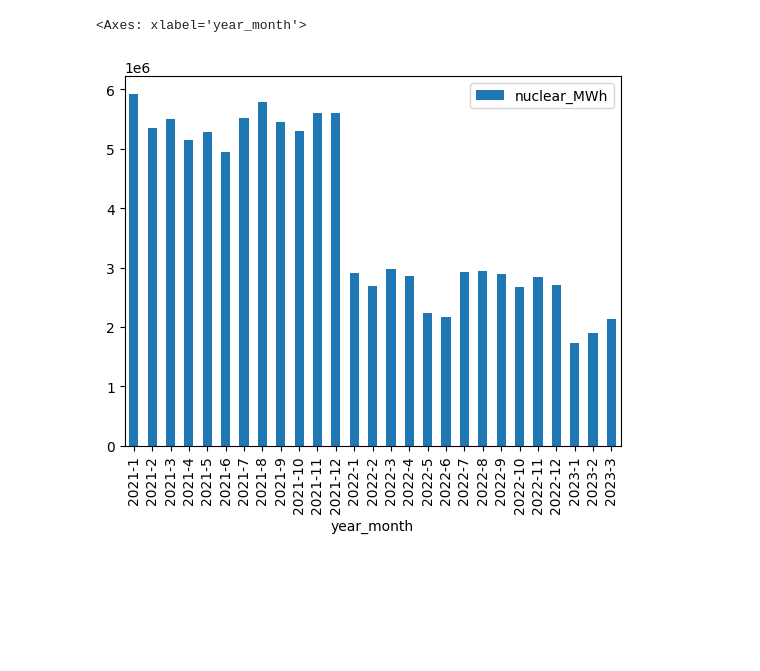
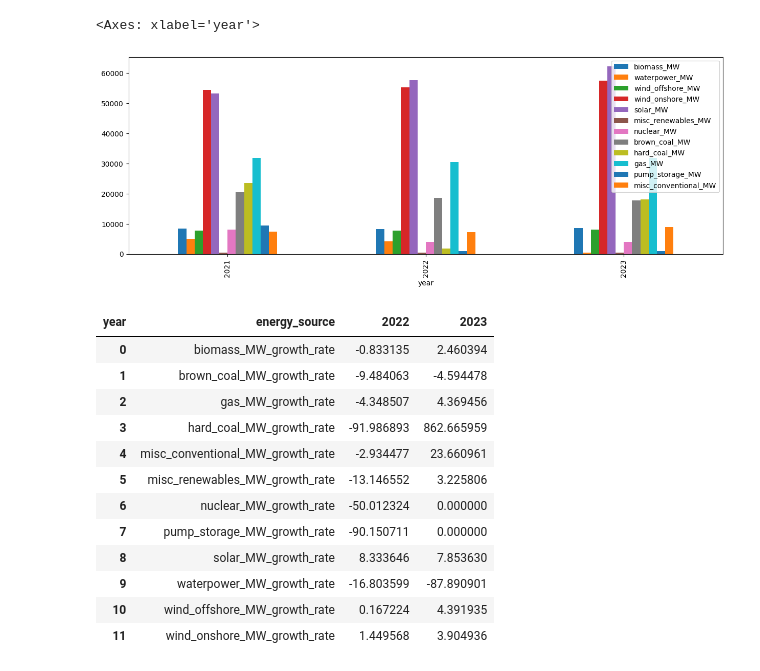
Before and after one commit to pahansen/gerlectricity, a Jupyter notebook: app/graphs.ipynb, the cells around one changed output. Saved outputs shown, nothing was run; the diff lists cells and outputs as text; code cells hidden in the pictures; blank space fills up the shorter version.

```diff
--- a/app/graphs.ipynb
+++ b/app/graphs.ipynb
@@ -3,7 +5,28 @@ import duckdb
 # %%
 con = duckdb.connect("/workspaces/gerlectricity/gerlectricity.db")
-df = con.sql("select sum(nuclear_MWh) as nuclear_MWh, concat(datepart('year', start_date), '-', datepart('month', start_date)) as year_month from actual_power_generation group by year_month").df()
-df.plot.bar(x="year_month", y = "nuclear_MWh")
+df = con.sql("select *, year(start_date) as year from installed_generation_capacity").df()
+df.plot.bar(x='year', y=['biomass_MW', 'waterpower_MW', 'wind_offshore_MW', "wind_onshore_MW", "solar_MW", "misc_renewables_MW", "nuclear_MW", "brown_coal_MW", "hard_coal_MW", "gas_MW", "pump_storage_MW", "misc_conventional_MW"], figsize=(15, 5))
 # %% [output]
-<Axes: xlabel='year_month'>
+<Axes: xlabel='year'>
-[figure, old version]
+[figure, new version]
+# %%
+df = con.sql("select * from installed_generation_capacity_growth").df()
+# unpivot dataframe
+df_melt = pd.melt(df, id_vars=['year'], var_name='energy_source', value_name='growth_rate')
+# pivot dataframe
+df_pivot = pd.pivot_table(df_melt, values='growth_rate', index='energy_source', columns='year')
+df_pivot.reset_index()
+# %% [output]
+| year | energy_source | 2022 | 2023 |
+| 0 | biomass_MW_growth_rate | -0.833135 | 2.460394 |
+| 1 | brown_coal_MW_growth_rate | -9.484063 | -4.594478 |
+| 2 | gas_MW_growth_rate | -4.348507 | 4.369456 |
+| 3 | hard_coal_MW_growth_rate | -91.986893 | 862.665959 |
+| 4 | misc_conventional_MW_growth_rate | -2.934477 | 23.660961 |
+| 5 | misc_renewables_MW_growth_rate | -13.146552 | 3.225806 |
+| 6 | nuclear_MW_growth_rate | -50.012324 | 0.000000 |
+| 7 | pump_storage_MW_growth_rate | -90.150711 | 0.000000 |
+| 8 | solar_MW_growth_rate | 8.333646 | 7.853630 |
+| 9 | waterpower_MW_growth_rate | -16.803599 | -87.890901 |
+| 10 | wind_offshore_MW_growth_rate | 0.167224 | 4.391935 |
+| 11 | wind_onshore_MW_growth_rate | 1.449568 | 3.904936 |
```
Also changed, not shown: parts of 3 cells of this notebook, 8 other files.
